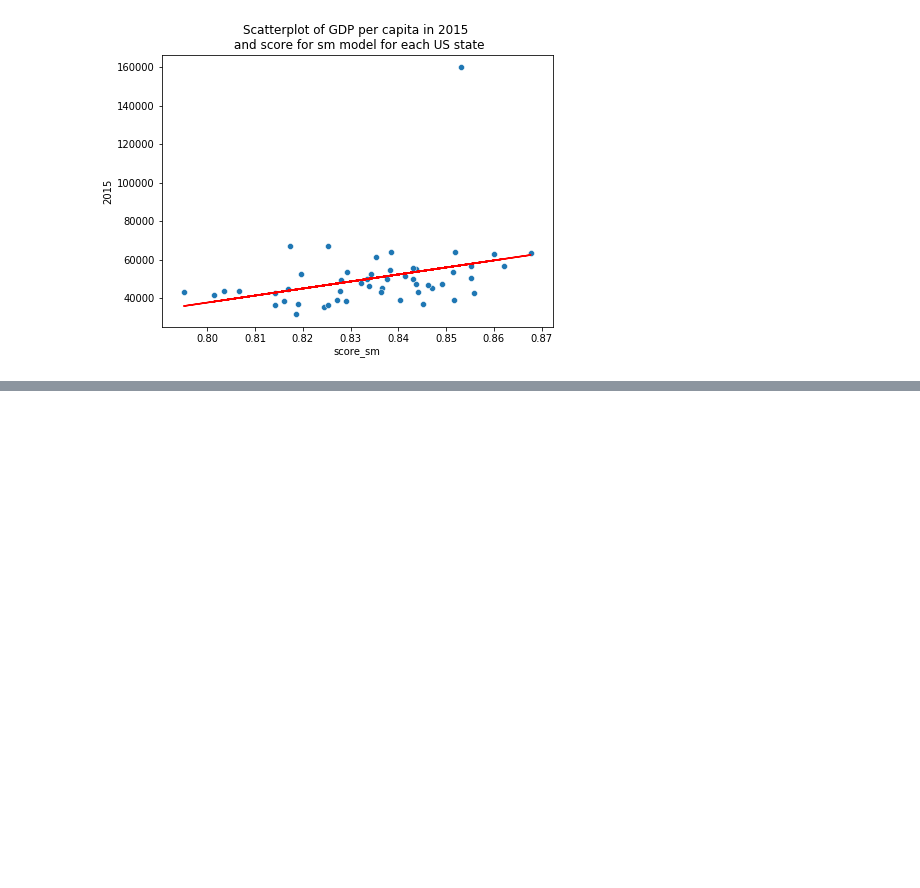
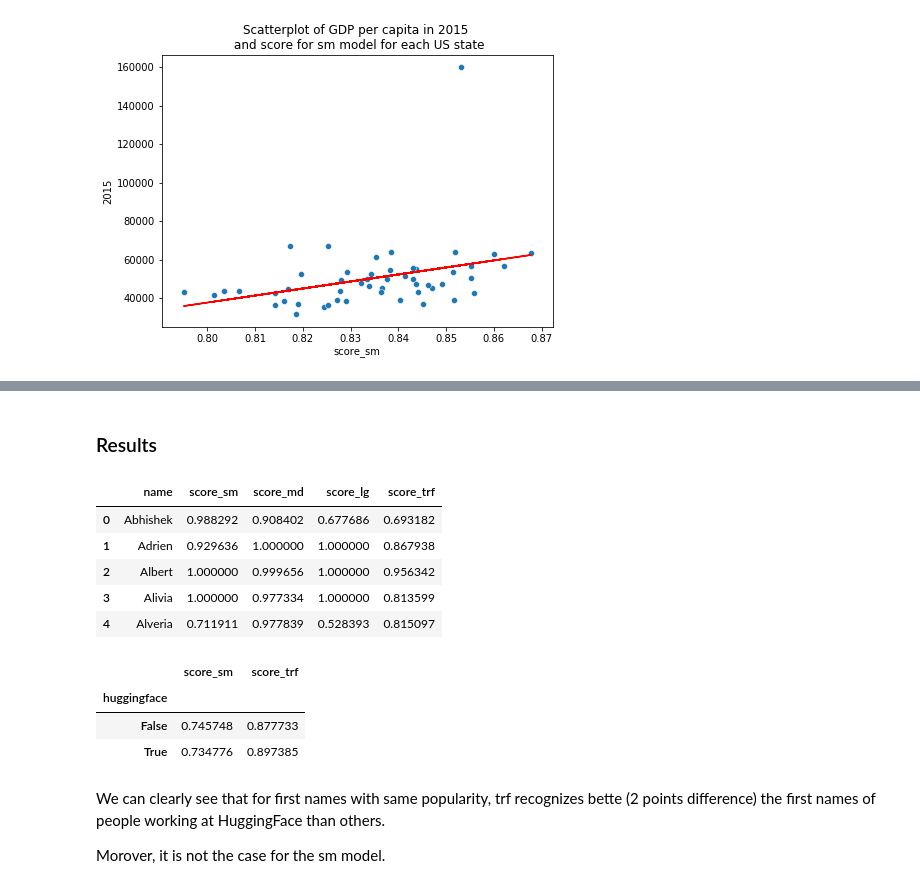
Before and after one commit to adrihans/Decoding_NER_Biases, a Jupyter notebook: complete_exploration_first_names.ipynb, the cells around one changed output, grey strips where cells are left out. Cells and saved outputs as stored; diff of their text form; code cells hidden in the pictures; blank space fills up the shorter version.

```diff
--- a/complete_exploration_first_names.ipynb
+++ b/complete_exploration_first_names.ipynb
@@ -1113,0 +1255,5 @@ plt.show()
+# %%
+#df_results_hugg.to_csv('data/results/first_names/df_results_hugg_100000.csv', index=False)
+df_results_hugg= pd.read_csv('data/results/first_names/df_results_hugg_100000.csv')
+# %% [markdown]
+### Results
@@ -1113,0 +1265,9 @@ plt.show()
+# %%
+df_results_hugg.head()
+# %% [output]
+|  | name | score_sm | score_md | score_lg | score_trf |
+| 0 | Abhishek | 0.988292 | 0.908402 | 0.677686 | 0.693182 |
+| 1 | Adrien | 0.929636 | 1.000000 | 1.000000 | 0.867938 |
+| 2 | Albert | 1.000000 | 0.999656 | 1.000000 | 0.956342 |
+| 3 | Alivia | 1.000000 | 0.977334 | 1.000000 | 0.813599 |
+| 4 | Alveria | 0.711911 | 0.977839 | 0.528393 | 0.815097 |
@@ -1113,0 +1277,11 @@ plt.show()
+# %%
+df_results_[['score_sm', 'score_trf']].style.background_gradient(cmap='PiYG')
+# %% [output]
+|  | score_sm | score_trf |
+| huggingface |  |  |
+| False | 0.745748 | 0.877733 |
+| True | 0.734776 | 0.897385 |
+# %% [markdown]
+We can clearly see that for first names with same popularity, trf recognizes bette (2 points difference) the first names of people working at HuggingFace than others.
+
+Morover, it is not the case for the sm model.
```
Also changed, not shown: parts of 40 cells of this notebook, 3 other files.
